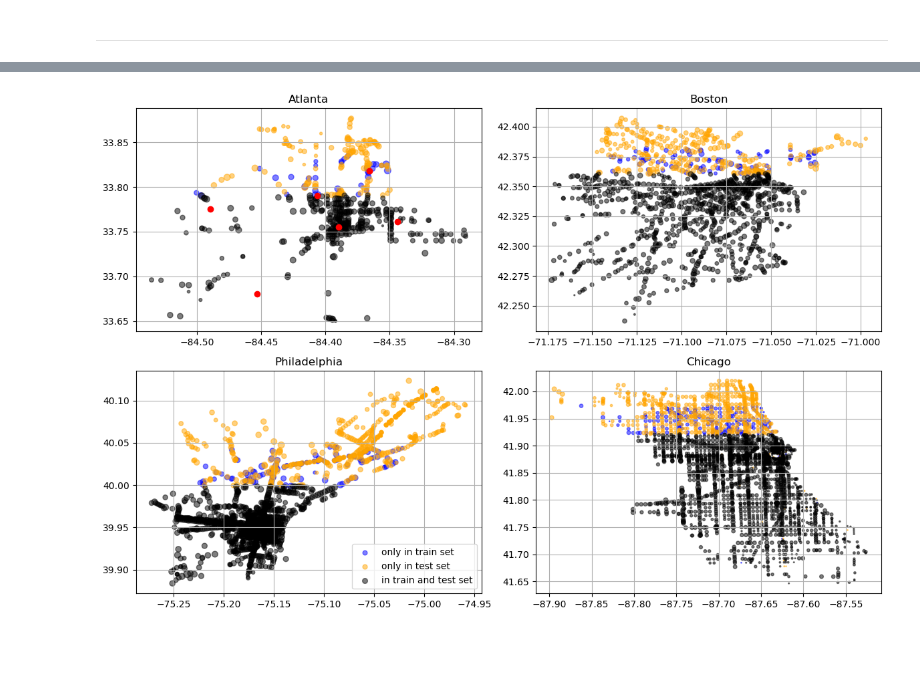
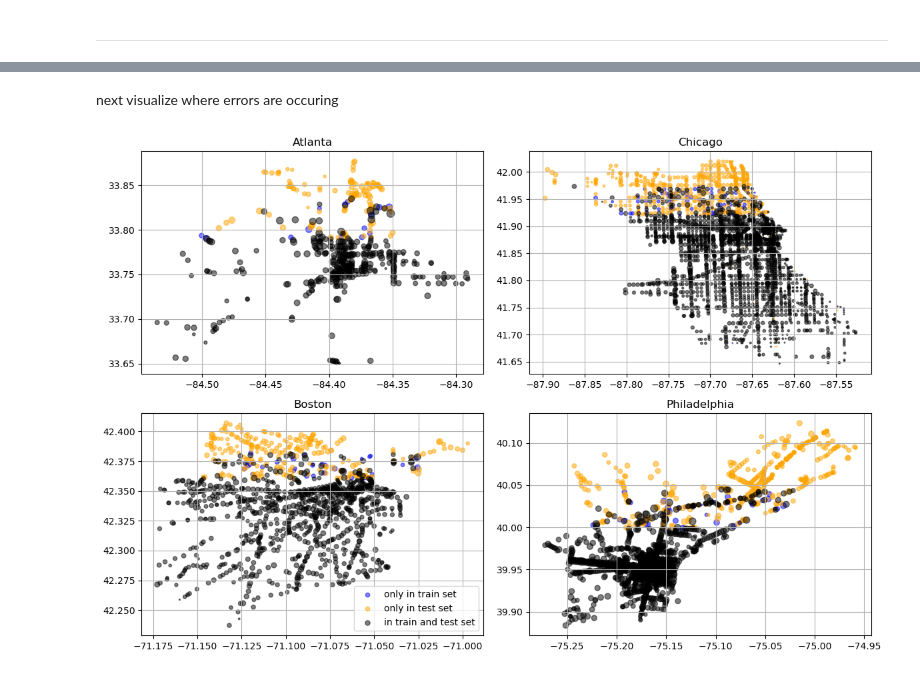
Before and after one commit to Geffen-Cooper/Applied_ML_Project, a Jupyter notebook: exploration/visualization.ipynb, the cells around one changed output, grey strips where cells are left out. Drawn from its saved outputs; the diff is of its cells as text; code cells hidden in the pictures; blank space fills up the shorter version.

Commit message:
hyperopt and gmaps data

```diff
--- a/exploration/visualization.ipynb
+++ b/exploration/visualization.ipynb
@@ -63,7 +72,7 @@ df_train_y = df_train[rel_training_label_cols]
 df_test_X = df_test.drop(columns=['RowId'])
 df_train_X = df_train.drop(columns=['RowId']+full_training_label_cols)
 # %%
-cities = ['Atlanta','Philadelphia','Boston','Chicago']
+cities = ['Atlanta','Boston','Chicago','Philadelphia']
 city_training_datasets_X = {}
 city_training_datasets_y = {}
 city_testing_datasets_X = {}
@@ -99,0 +102,18 @@ centers = np.array([[-84.48949368,  33.77535102],
+# %%
+total = 0
+cnt = 0
+fig,ax = plt.subplots(1,4,sharey=True,figsize=(14,3))
+for city_i,city in enumerate(cities):
+    errs = []
+    names = []
+    for target_i,target in enumerate(city_training_datasets_y['Atlanta'].columns):
+        err = np.sum(np.square(val_labels[city_i*6+target_i]-val_preds[city_i*6+target_i]))
+        errs.append(err)
+        names.append(target)
+        cnt += len(val_labels[city_i*6+target_i])
+        print(f"{city}, {target}, SSE: {err}")
+        total += err
+    ax[city_i].bar(np.arange(6),errs)
+    ax[city_i].set_title(city)
+    plt.tight_layout
+print(f'Total RMSE: {np.sqrt(total/cnt)}')
@@ -100,7 +139,24 @@ centers = np.array([[-84.48949368,  33.77535102],
+# %% [markdown]
+next visualize where errors are occuring
 # %%
 fig,ax = plt.subplots(2,2,figsize=(12,8))
 
 for city_i,city in enumerate(cities):
+
+    with open(f'../data/out_probs_{city}.pickle', 'rb') as handle:
+        out_probs = pickle.load(handle)
+
+    # dist_p80
+    preds = val_preds[6*city_i+5]
+    labels = val_labels[6*city_i+5]
+    err = np.abs(preds-labels)
+
+    largest_idxs = np.argsort(out_probs)[-10000:]
+    most_test_like = city_training_datasets_X[city].iloc[largest_idxs]
+
+    largest_err_idxs = np.argsort(err)[-1000:]
+    larg_err = city_training_datasets_X[city].iloc[largest_err_idxs]
+
     # get the train and test labeled
     train_points = city_training_datasets_X[city]
     train_points['train'] = 1
@@ -110,46 +166,62 @@ for city_i,city in enumerate(cities):
 
     # get counts per intersection
     counts_per_intersection = total.groupby('IntersectionId').size().reset_index()
+    mtl_counts = most_test_like.groupby('IntersectionId').size().reset_index()
+    err_counts = larg_err.groupby('IntersectionId').size().reset_index()
 
     # group by intersection id
     grouped_train = city_training_datasets_X[city].groupby('IntersectionId').agg({'Longitude': 'first', 'Latitude': 'first'}).reset_index()
     grouped_test = city_testing_datasets_X[city].groupby('IntersectionId').agg({'Longitude': 'first', 'Latitude': 'first'}).reset_index()
     grouped_all = total.groupby('IntersectionId').agg({'Longitude': 'first', 'Latitude': 'first'}).reset_index()
 
+    grouped_mtl = most_test_like.groupby('IntersectionId').agg({'Longitude': 'first', 'Latitude': 'first'}).reset_index()
+    grouped_err = larg_err.groupby('IntersectionId').agg({'Longitude': 'first', 'Latitude': 'first'}).reset_index()
+
     # get intersections that are only train
     unique_train_intersection_ids = np.setdiff1d(np.unique(train_points['IntersectionId'].values),np.unique(test_points['IntersectionId'].values))
     unique_train_intersections = grouped_train[grouped_train['IntersectionId'].isin(unique_train_intersection_ids)]
     unique_train_intersection_sizes = counts_per_intersection[counts_per_intersection['IntersectionId'].isin(unique_train_intersection_ids)].values[:,1]
+
+    unique_mtl_intersection_ids = np.unique(most_test_like['IntersectionId'])
+    unique_mtl_intersections = grouped_mtl[grouped_mtl['IntersectionId'].isin(unique_mtl_intersection_ids)]
+    unique_mtl_intersection_sizes = mtl_counts[mtl_counts['IntersectionId'].isin(unique_mtl_intersection_ids)].values[:,1]
+
+    unique_err_intersection_ids = np.unique(larg_err['IntersectionId'])
+    unique_err_intersections = grouped_err[grouped_err['IntersectionId'].isin(unique_err_intersection_ids)]
+    unique_err_intersection_sizes = err_counts[err_counts['IntersectionId'].isin(unique_err_intersection_ids)].values[:,1]
 
     # get intersections that are only test
     unique_test_intersection_ids = np.setdiff1d(np.unique(test_points['IntersectionId'].values),np.unique(train_points['IntersectionId'].values))
     unique_test_intersections = grouped_test[grouped_test['IntersectionId'].isin(unique_test_intersection_ids)]
     unique_test_intersection_sizes = counts_per_intersection[counts_per_intersection['IntersectionId'].isin(unique_test_intersection_ids)].values[:,1]
 
     # get intersections that appear in both
     unique_intersection_ids = np.concatenate([unique_test_intersection_ids,unique_train_intersection_ids])
     nonunique_intersection_ids = np.setdiff1d(np.unique(total['IntersectionId']),unique_intersection_ids)
     nonunique_intersections = grouped_all[grouped_all['IntersectionId'].isin(nonunique_intersection_ids)]
     nonunique_intersection_sizes = counts_per_intersection[counts_per_intersection['IntersectionId'].isin(nonunique_intersection_ids)].values[:,1]
 
     # print(unique_train_intersection_sizes.sum())
     # print(unique_test_intersection_sizes.sum())
     # print(nonunique_intersection_sizes.sum())
     # print()
 
     row = city_i % 2
     col = city_i // 2
     ax[row][col].scatter(unique_train_intersections['Longitude'],unique_train_intersections['Latitude'],c='blue',s=np.sqrt(unique_train_intersection_sizes),
                          alpha=0.5,label='only in train set')
     ax[row][col].scatter(unique_test_intersections['Longitude'],unique_test_intersections['Latitude'],c='orange',s=np.sqrt(unique_test_intersection_sizes),
                          alpha=0.5,label='only in test set')
     ax[row][col].scatter(nonunique_intersections['Longitude'],nonunique_intersections['Latitude'],c='k',s=np.sqrt(nonunique_intersection_sizes),
                          alpha=0.5,label='in train and test set')
+    # ax[row][col].scatter(unique_mtl_intersections['Longitude'],unique_mtl_intersections['Latitude'],c='g',s=10,
+    #                      alpha=1.0,label='most test like')
+    # ax[row][col].scatter(unique_err_intersections['Longitude'],unique_err_intersections['Latitude'],c='r',s=5,
+    #                      alpha=1.0,label='largest errors')
     ax[row][col].set_title(city)
     ax[row][col].grid()
 ax[1][0].legend()
-ax[0][0].scatter(centers[:,0],centers[:,1],c='r')
 plt.tight_layout()
 fig.savefig('visualize.png')
 # %% [output]
-[figure, old version]
+[figure, new version]
```
Also changed, not shown: parts of 5 cells of this notebook, 5 other files.
